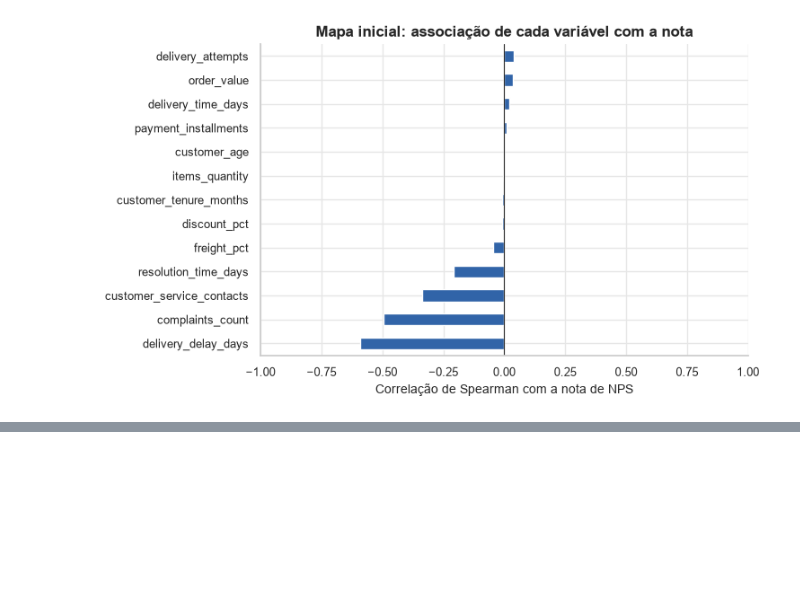
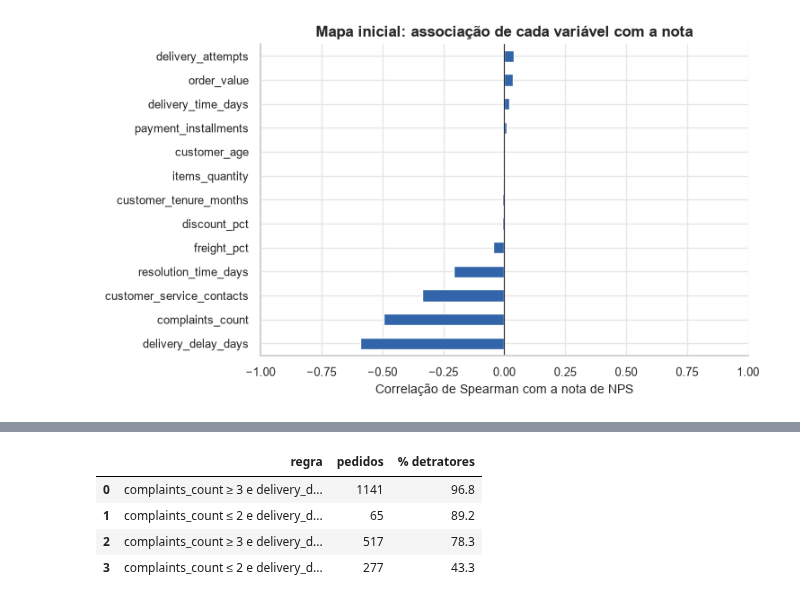
Before and after one commit to jpvbrandaos/tech-challenge-nps-preditivo, a Jupyter notebook: notebooks/02_eda.ipynb, the cells around one changed output, grey strips where cells are left out. Cells and saved outputs as stored; diff of their text form; code cells hidden in the pictures; blank space fills up the shorter version.

```diff
--- a/notebooks/02_eda.ipynb
+++ b/notebooks/02_eda.ipynb
@@ -214,0 +320,11 @@ plt.show()
+# %%
+# Árvore exploratória: regras legíveis, não um modelo; cada folha com pelo menos 50 pedidos
+tree = DecisionTreeClassifier(max_depth=2, min_samples_leaf=50, random_state=RANDOM_SEED)
+tree.fit(train[numeric_columns], train["is_detractor"])
+tree_leaves(tree, train[numeric_columns], train["is_detractor"]).round(1)
+# %% [output]
+|  | regra | pedidos | % detratores |
+| 0 | complaints_count ≥ 3 e delivery_d... | 1141 | 96.8 |
+| 1 | complaints_count ≤ 2 e delivery_d... | 65 | 89.2 |
+| 2 | complaints_count ≥ 3 e delivery_d... | 517 | 78.3 |
+| 3 | complaints_count ≤ 2 e delivery_d... | 277 | 43.3 |
```
Also changed, not shown: parts of 8 cells of this notebook, 2 other files.
